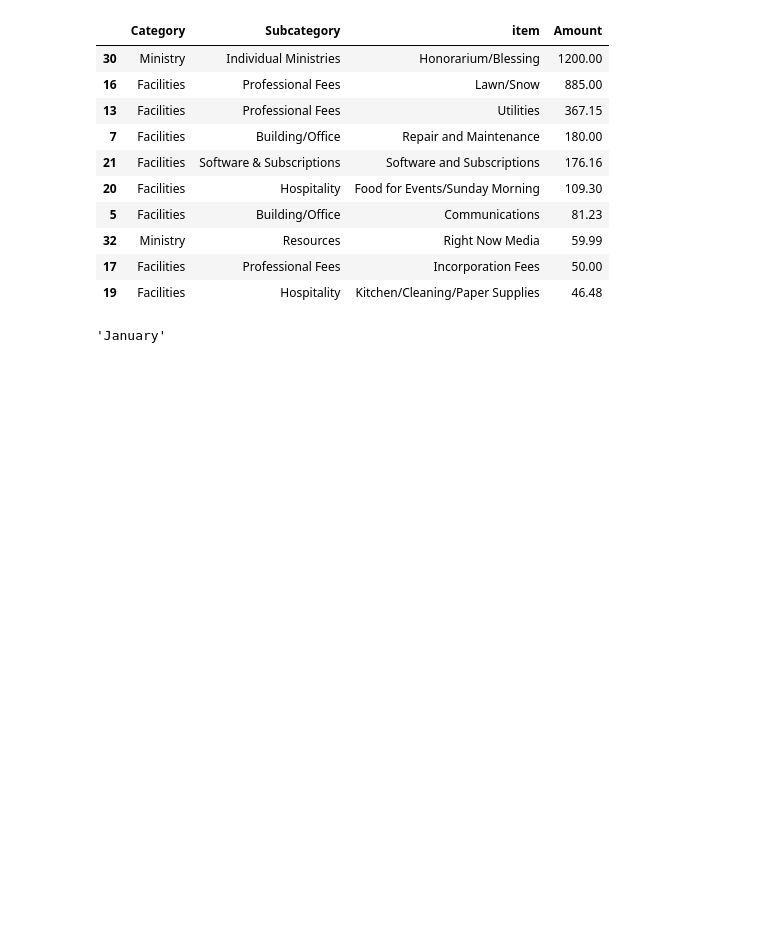
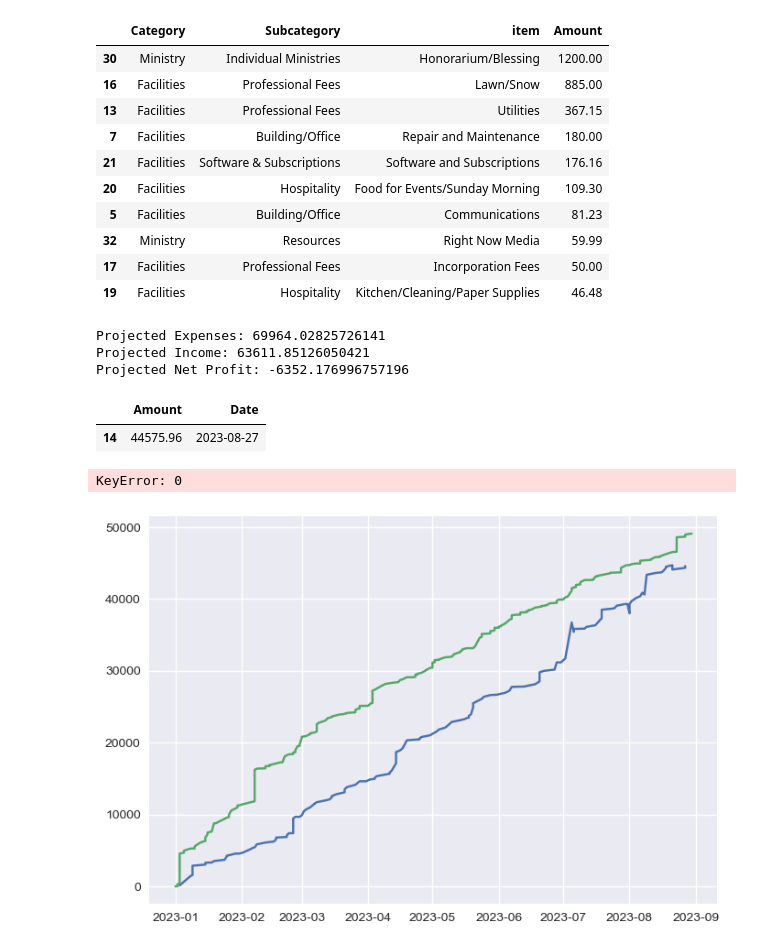
Before and after one commit to keaturner55/ChurchFinance, a Jupyter notebook: notebook/quickbooks_ytd_reports.ipynb, the cells around one changed output. Cells and saved outputs as stored; diff of their text form; code cells hidden in the pictures; blank space fills up the shorter version.

```diff
--- a/notebook/quickbooks_ytd_reports.ipynb
+++ b/notebook/quickbooks_ytd_reports.ipynb
@@ -153,6 +166,54 @@ all_totals[~all_totals['item'].isin(['Lead Pastor','Associate Pastor'])].sort_va
 | 17 | Facilities | Professional Fees | Incorporation Fees | 50.00 |
 | 19 | Facilities | Hospitality | Kitchen/Cleaning/Paper Supplies | 46.48 |
 # %%
-month_name
+start_time = parser.parse('2023-01-01')
+end_time = parser.parse('2024-01-01')
+expense_max_date = expenses['Date'].max()
+income_max_date = income['Date'].max()
+
+# trim data set to time period of interest and remove special accounts
+period_expenses = expenses.loc[(expenses['Date']>=start_time) & (expenses['Amount']<4000)]
+period_income = income.loc[(income['Date']>=start_time) & (income['item']!="Worship Contribution") & (income['item']!='Olive Tree (Tenant Lease)')]
+
+expense_days = (expense_max_date - start_time).days
+income_days = (income_max_date - start_time).days
+
+
+expense_per_day = period_expenses['Amount'].sum() / expense_days
+income_per_day = period_income['Amount'].sum() / income_days
+
+
+remaining_expenses = expense_per_day * (end_time - expense_max_date).days
+remaining_income = income_per_day * (end_time - income_max_date).days
+
+projected_expense_total = remaining_expenses + expenses['Amount'].sum()
+projected_income_total = remaining_income + income['Amount'].sum()
+
+print(f"Projected Expenses: {projected_expense_total}")
+print(f"Projected Income: {projected_income_total}")
+print(f"Projected Net Profit: {projected_income_total-projected_expense_total}")
 # %% [output]
-'January'
+Projected Expenses: 69964.02825726141
+Projected Income: 63611.85126050421
+Projected Net Profit: -6352.176996757196
+# %%
+income_line.tail(1)
+# %% [output]
+|  | Amount | Date |
+| 14 | 44575.96 | 2023-08-27 |
+# %%
+fig, ax = plt.subplots()
+expense_line = expenses.sort_values('Date')[['Amount','Date']]
+expense_line['Amount'] = expense_line['Amount'].cumsum()
+income_line = income.sort_values('Date')[['Amount','Date']]
+income_line['Amount'] = income_line['Amount'].cumsum()
+ax.plot(income_line['Date'], income_line['Amount'])
+ax.plot(expense_line['Date'],expense_line['Amount'])
+projected_income_dates = [income_line.tail(1)['Date'][0], parser.parse('2024-01-01')]
+projected_income_line = [income_line.tail(1)['Amount'][0], projected_income_total]
+ax.plot(income_line['Date'].max())
+ax.set_title("Projected Income/Expenses YTD")
+plt.show()
+# %% [output]
+KeyError: 0
+[figure, added]
```
Also changed, not shown: parts of 16 cells of this notebook.
